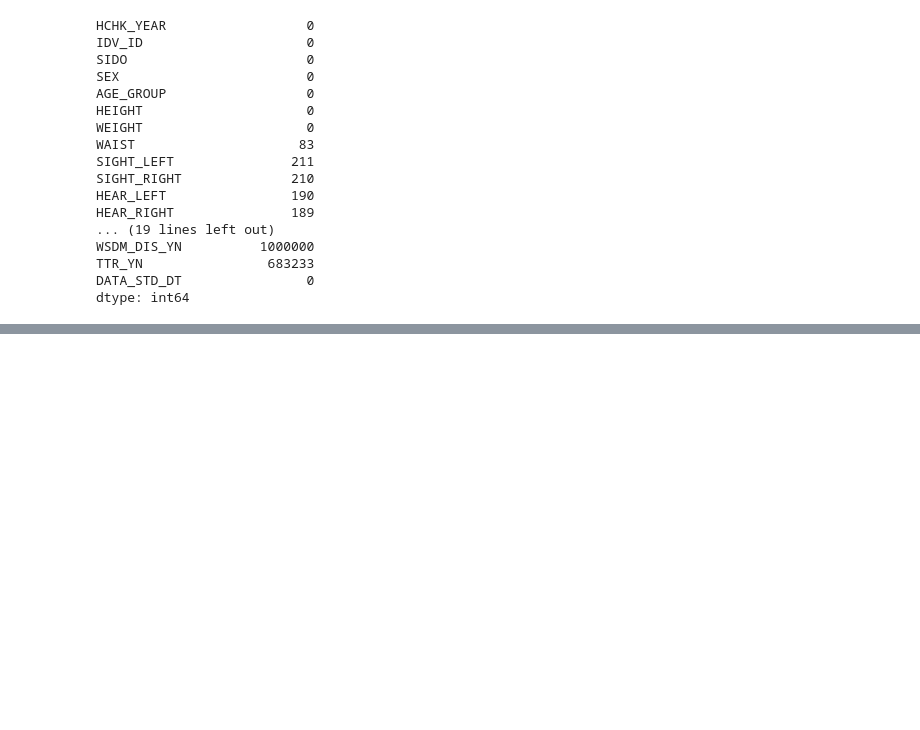
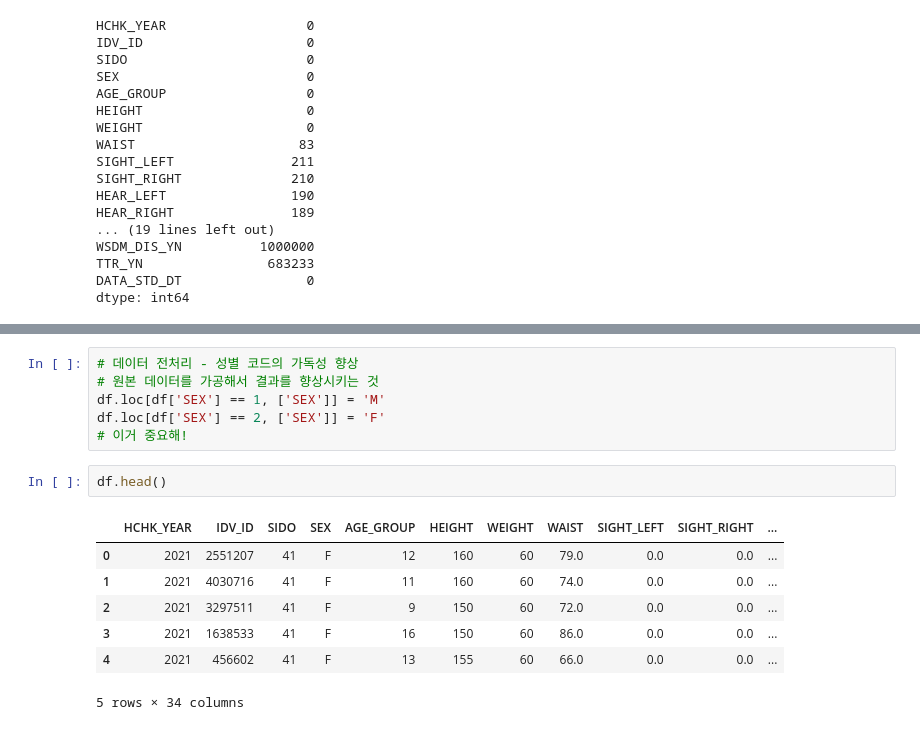
Before and after one commit to layla-focalors/AColab_Github_data_processing, a Jupyter notebook: HealthCare_Anayize.ipynb, the cells around one changed output, grey strips where cells are left out. Cells and saved outputs as stored; diff of their text form; blank space fills up the shorter version.

```diff
--- a/HealthCare_Anayize.ipynb
+++ b/HealthCare_Anayize.ipynb
@@ -184,0 +239,16 @@ dtype: int64
+# %%
+# 데이터 전처리 - 성별 코드의 가독성 향상
+# 원본 데이터를 가공해서 결과를 향상시키는 것
+df.loc[df['SEX'] == 1, ['SEX']] = 'M'
+df.loc[df['SEX'] == 2, ['SEX']] = 'F'
+# 이거 중요해!
+# %%
+df.head()
+# %% [output]
+|  | HCHK_YEAR | IDV_ID | SIDO | SEX | AGE_GROUP | HEIGHT | WEIGHT | WAIST | SIGHT_LEFT | SIGHT_RIGHT | ... |
+| 0 | 2021 | 2551207 | 41 | F | 12 | 160 | 60 | 79.0 | 0.0 | 0.0 | ... |
+| 1 | 2021 | 4030716 | 41 | F | 11 | 160 | 60 | 74.0 | 0.0 | 0.0 | ... |
+| 2 | 2021 | 3297511 | 41 | F | 9 | 150 | 60 | 72.0 | 0.0 | 0.0 | ... |
+| 3 | 2021 | 1638533 | 41 | F | 16 | 150 | 60 | 86.0 | 0.0 | 0.0 | ... |
+| 4 | 2021 | 456602 | 41 | F | 13 | 155 | 60 | 66.0 | 0.0 | 0.0 | ... |
+5 rows × 34 columns
```
Also changed, not shown: parts of 15 cells of this notebook.
